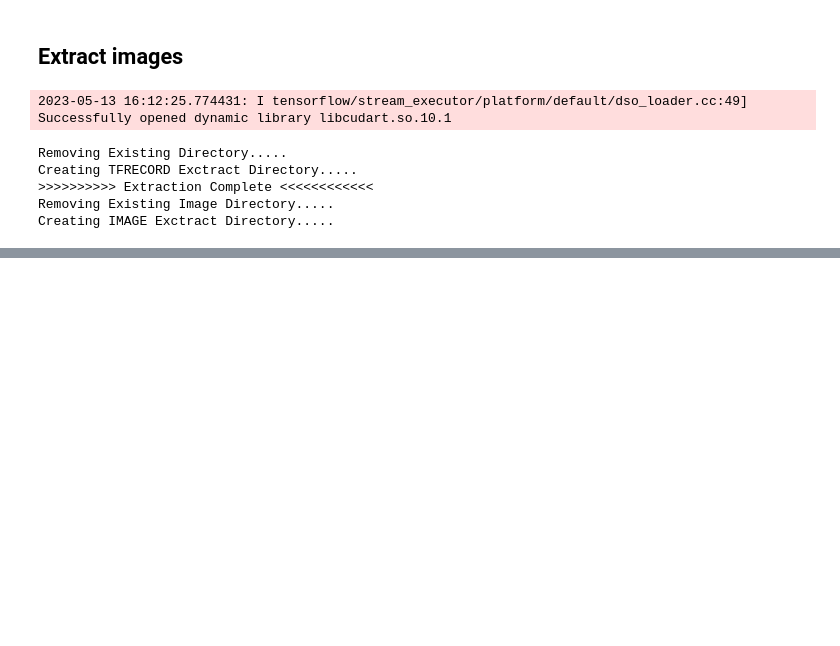
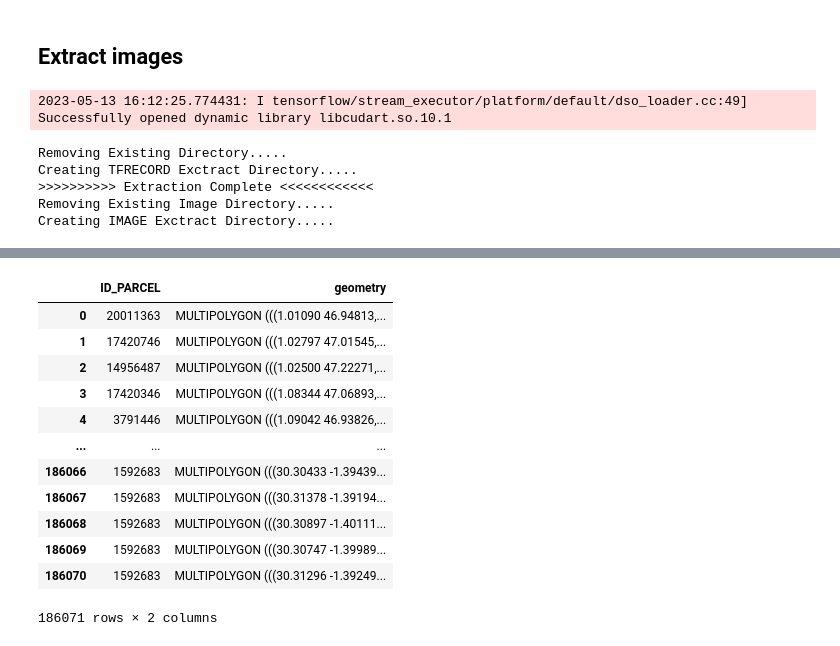
Before and after one commit to kerner-lab/slice, a Jupyter notebook: data/data.ipynb, the cells around one changed output, grey strips where cells are left out. Drawn from its saved outputs; the diff is of its cells as text; code cells hidden in the pictures; blank space fills up the shorter version.

```diff
--- a/data/data.ipynb
+++ b/data/data.ipynb
@@ -11,6 +11,7 @@ path_gpkg = "./france/PARCELLES_GRAPHIQUES.gpkg"
 
 # Load the data
 data = gpd.read_file(path_gpkg)
+data = data.to_crs("EPSG:4326")
 # %% [markdown]
 ## Sample Polygons to create the dataset
 # %% [markdown]
@@ -52,2 +78,12 @@ sampled.plot()
 # %%
-sampled.plot()
+# Concat all the data to a single file
+
+all_data = pd.concat([
+    data1[['ID_PARCEL', 'geometry']],
+    data2[['ID_PARCEL', 'geometry']],
+    data3[['ID_PARCEL', 'geometry']],
+    dfl
+]).reset_index()
+# all_data.drop(['index'])
+all_data = all_data[['ID_PARCEL', 'geometry']]
+all_data.to_file("all_data.gpkg", driver="GPKG")
@@ -208,16 +244,31 @@ df
 # %%
-roi = Polygon([
-            [-0.7155534667066932, 43.39057963239615],
-            [-0.7155534667066932, 43.156608691390645],
-            [0.34359722909410806, 43.156608691390645],
-            [0.34359722909410806, 43.39057963239615]
-])
+# roi = Polygon([
+#             [-0.7155534667066932, 43.39057963239615],
+#             [-0.7155534667066932, 43.156608691390645],
+#             [0.34359722909410806, 43.156608691390645],
+#             [0.34359722909410806, 43.39057963239615]
+# ])
 
-path_gpkg = "./france/refined.gpkg"
+# path_gpkg = "./france/refined.gpkg"
 
-# Load the data
-data = gpd.read_file(path_gpkg)
-data = data[data.within(roi)]
+# # Load the data
+# data = gpd.read_file(path_gpkg)
+# data = data[data.within(roi)]
+all_data
+# %% [output]
+|  | ID_PARCEL | geometry |
+| 0 | 20011363 | MULTIPOLYGON (((1.01090 46.94813,... |
+| 1 | 17420746 | MULTIPOLYGON (((1.02797 47.01545,... |
+| 2 | 14956487 | MULTIPOLYGON (((1.02500 47.22271,... |
+| 3 | 17420346 | MULTIPOLYGON (((1.08344 47.06893,... |
+| 4 | 3791446 | MULTIPOLYGON (((1.09042 46.93826,... |
+| ... | ... | ... |
+| 186066 | 1592683 | MULTIPOLYGON (((30.30433 -1.39439... |
+| 186067 | 1592683 | MULTIPOLYGON (((30.31378 -1.39194... |
+| 186068 | 1592683 | MULTIPOLYGON (((30.30897 -1.40111... |
+| 186069 | 1592683 | MULTIPOLYGON (((30.30747 -1.39989... |
+| 186070 | 1592683 | MULTIPOLYGON (((30.31296 -1.39249... |
+186071 rows × 2 columns
 # %%
 def to_polygons(geometries):
     for geometry in geometries:
```
Also changed, not shown: parts of 13 cells of this notebook, 1 other file.
